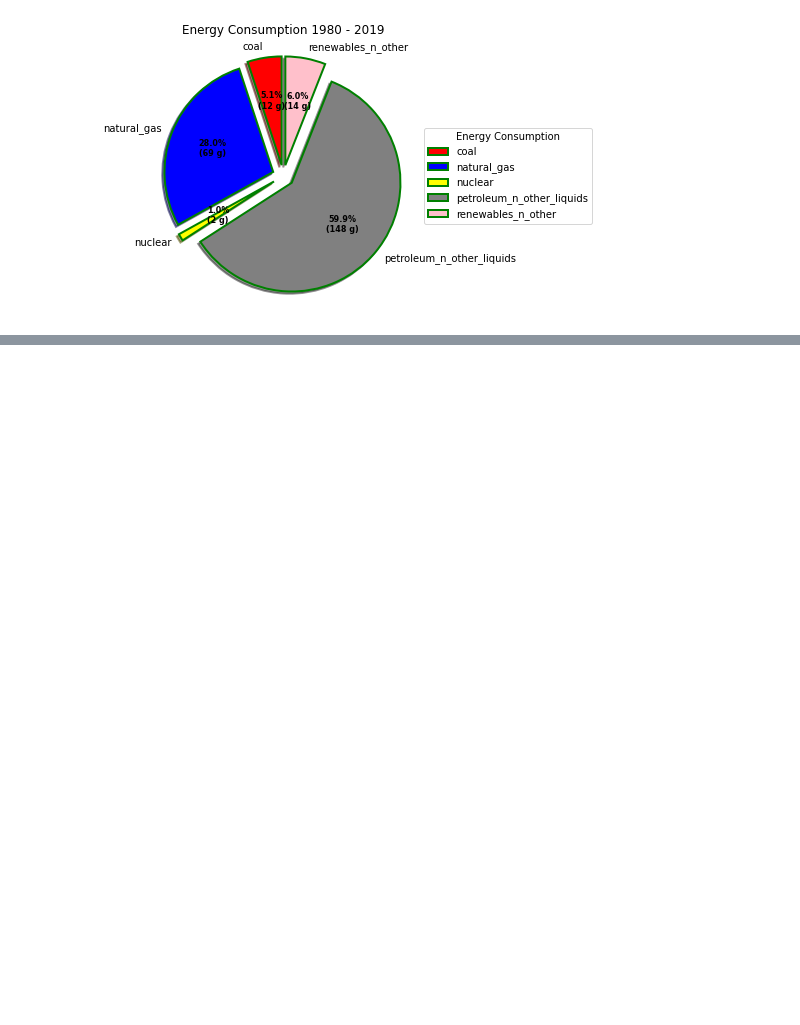
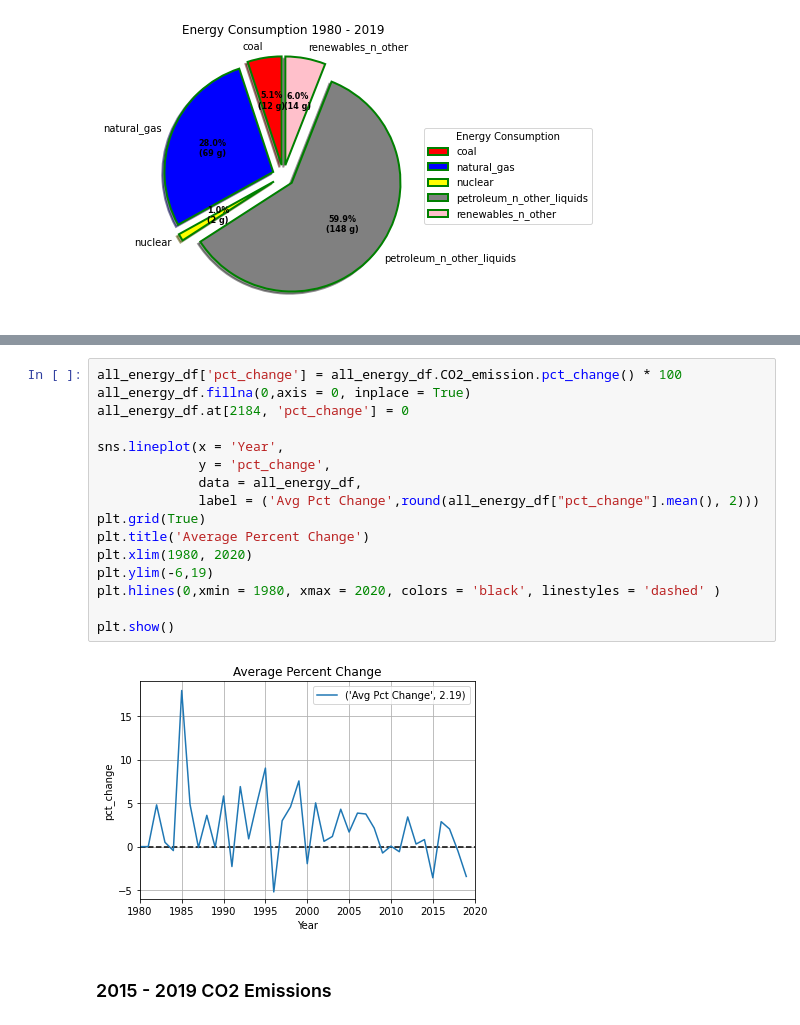
Before and after one commit to IsaacIV/EnergyConsumption, a Jupyter notebook: Mexicos_energy_consumption.ipynb, the cells around one changed output, grey strips where cells are left out. Saved outputs shown, nothing was run; the diff lists cells and outputs as text; blank space fills up the shorter version.

```diff
--- a/Mexicos_energy_consumption.ipynb
+++ b/Mexicos_energy_consumption.ipynb
@@ -310,0 +362,20 @@ plt.show()
+# %%
+all_energy_df['pct_change'] = all_energy_df.CO2_emission.pct_change() * 100
+all_energy_df.fillna(0,axis = 0, inplace = True)
+all_energy_df.at[2184, 'pct_change'] = 0
+
+sns.lineplot(x = 'Year',
+             y = 'pct_change',
+             data = all_energy_df,
+             label = ('Avg Pct Change',round(all_energy_df["pct_change"].mean(), 2)))
+plt.grid(True)
+plt.title('Average Percent Change')
+plt.xlim(1980, 2020)
+plt.ylim(-6,19)
+plt.hlines(0,xmin = 1980, xmax = 2020, colors = 'black', linestyles = 'dashed' )
+
+plt.show()
+# %% [output]
+[figure, added]
+# %% [markdown]
+<h3>2015 - 2019 CO2 Emissions</h3>
```
Also changed, not shown: parts of 61 cells of this notebook.
